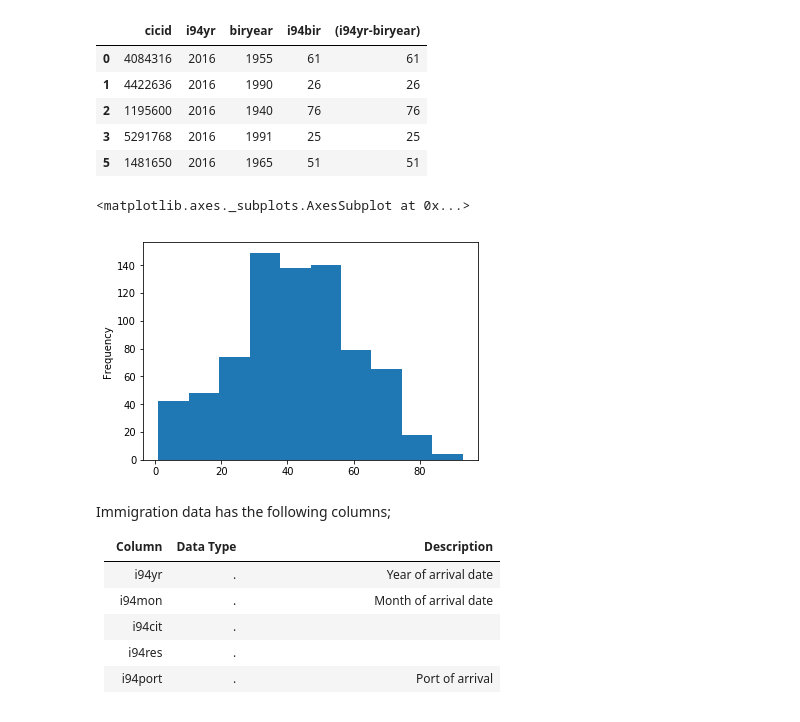
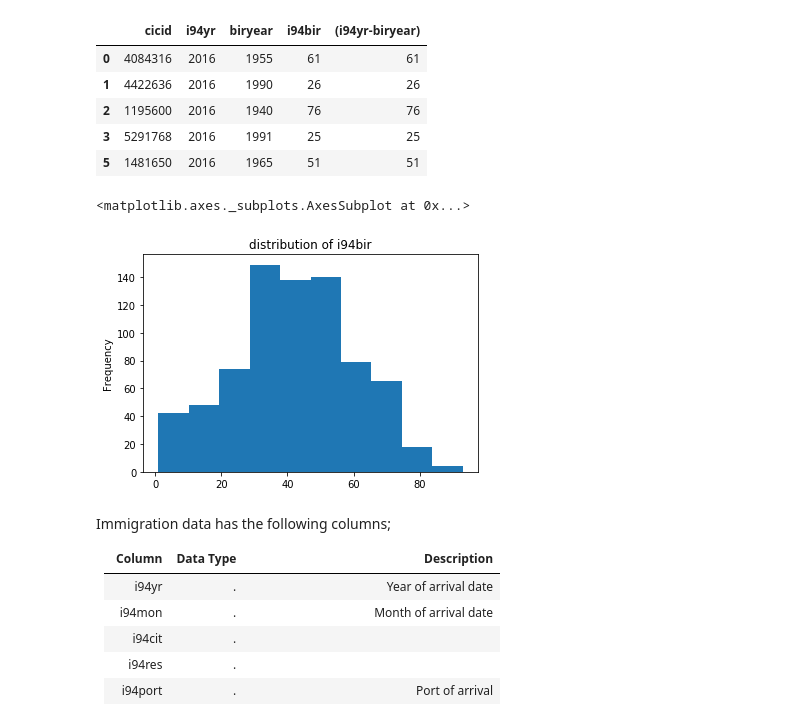
Before and after one commit to ozdemirht/Data-Enginering, a Jupyter notebook: capstone/Capstone Project Report.ipynb, the cells around one changed output. Saved outputs shown, nothing was run; the diff lists cells and outputs as text; code cells hidden in the pictures.

```diff
--- a/capstone/Capstone Project Report.ipynb
+++ b/capstone/Capstone Project Report.ipynb
@@ -407,10 +409,10 @@ See the caveats in the documentation: http://pandas.pydata.org/pandas-docs/stabl
 | 3 | 5291768 | 2016 | 1991 | 25 | 25 |
 | 5 | 1481650 | 2016 | 1965 | 51 | 51 |
 # %%
-df.i94bir.plot.hist()
+df.i94bir.plot.hist(title='distribution of i94bir')
 # %% [output]
 <matplotlib.axes._subplots.AxesSubplot at 0x...>
-[figure, old version]
+[figure, new version]
 # %% [markdown]
 Immigration data has the following columns;
 
```
Also changed, not shown: parts of 31 cells of this notebook, 1 other file.
